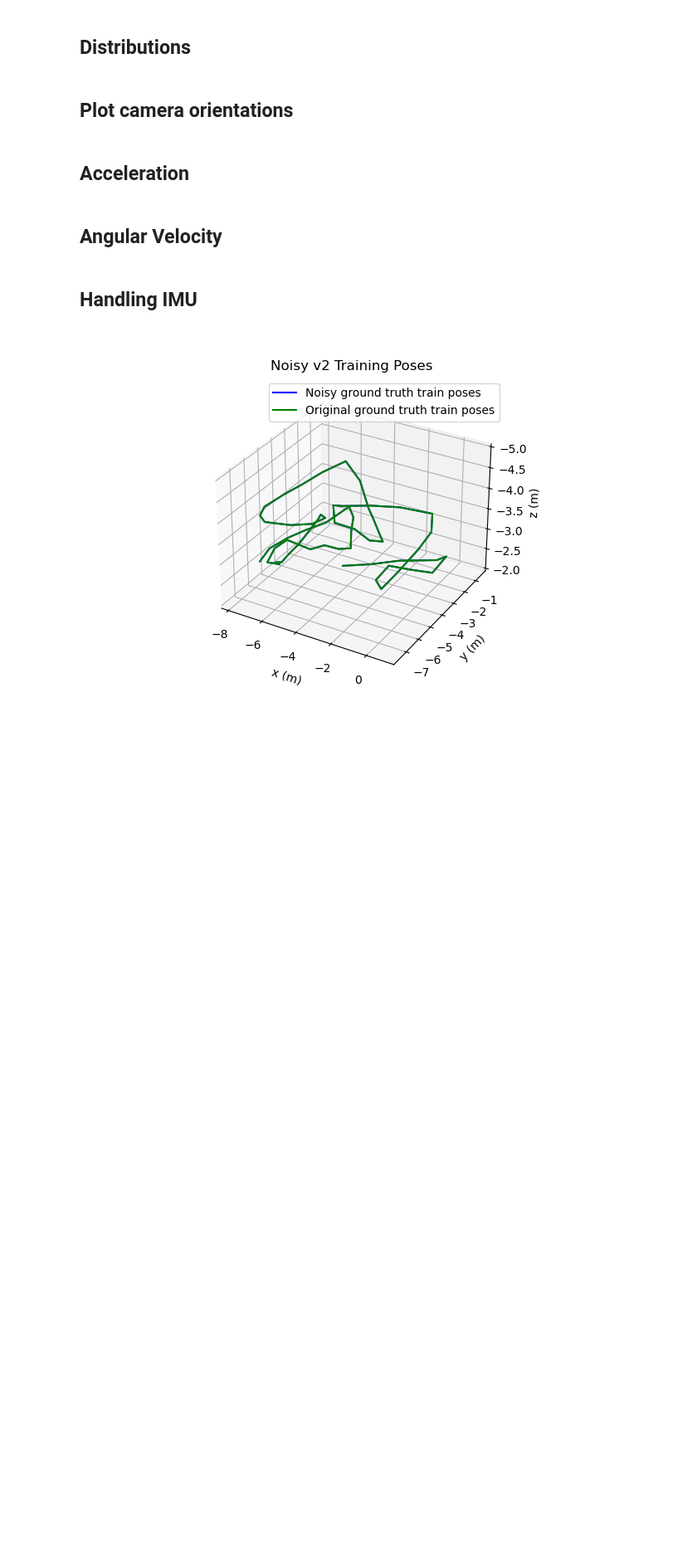
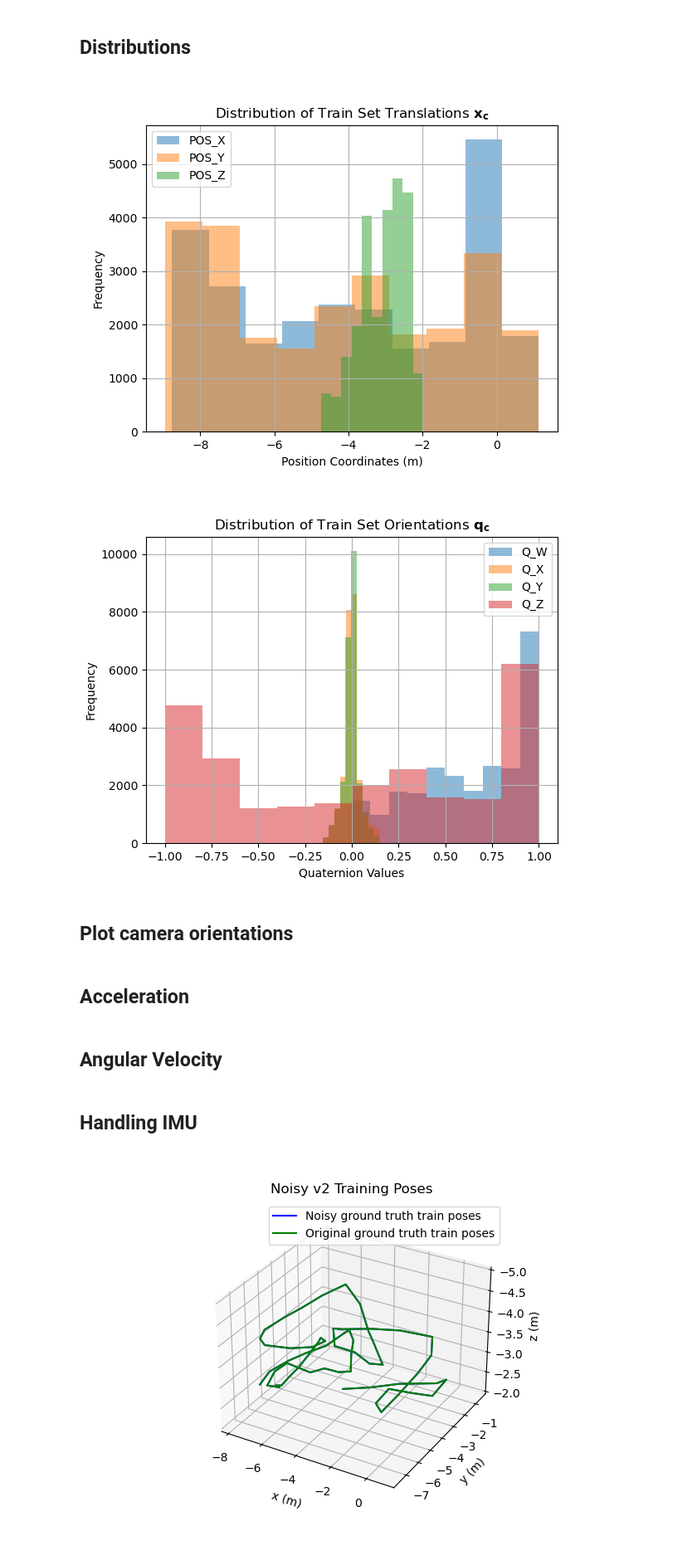
Before and after one commit to sytan98/Dataset-Collection-for-Pose-and-IMU, a Jupyter notebook: notebooks/data_vis_processing.ipynb, the cells around one changed output. Shown at 83% size. Cells and saved outputs as stored; diff of their text form; code cells hidden in the pictures; blank space fills up the shorter version.

```diff
--- a/notebooks/data_vis_processing.ipynb
+++ b/notebooks/data_vis_processing.ipynb
@@ -55,29 +53,35 @@ train_data["prev_S_ANG_VEL_Z"] = train_data["S_ANG_VEL_Z"].shift(1)
 # %%
 dataset = train_data
 plt.figure()
 plt.hist(dataset["POS_X"], label="POS_X", alpha=0.5)
 plt.hist(dataset["POS_Y"], label="POS_Y", alpha=0.5)
 plt.hist(dataset["POS_Z"], label="POS_Z", alpha=0.5)
+plt.ylabel("Frequency")
+plt.xlabel("Position Coordinates (m)")
 # plt.hist(dataset["noisy_POS_X"], label="POS_X", alpha=0.5)
 # plt.hist(dataset["noisy_POS_Y"], label="POS_Y", alpha=0.5)
 # plt.hist(dataset["noisy_POS_Z"], label="POS_Z", alpha=0.5)
-plt.title('Distribution of Validation Set Translations ' + r'$\bf{x}_c$')
+plt.title('Distribution of Train Set Translations ' + r'$\bf{x}_c$')
 plt.legend()
 plt.grid()
 
 plt.figure()
 plt.hist(dataset["Q_W"], label="Q_W", alpha=0.5)
 plt.hist(dataset["Q_X"], label="Q_X", alpha=0.5)
 plt.hist(dataset["Q_Y"], label="Q_Y", alpha=0.5)
 plt.hist(dataset["Q_Z"], label="Q_Z", alpha=0.5)
 # plt.hist(dataset["noisy_Q_W"], label="Q_W", alpha=0.5)
 # plt.hist(dataset["noisy_Q_X"], label="Q_X", alpha=0.5)
 # plt.hist(dataset["noisy_Q_Y"], label="Q_Y", alpha=0.5)
 # plt.hist(dataset["noisy_Q_Z"], label="Q_Z", alpha=0.5)
-
-plt.title('Distribution of Validation Set Orientations ' + r'$\bf{q}_c$')
+plt.ylabel("Frequency")
+plt.xlabel("Quaternion Values")
+plt.title('Distribution of Train Set Orientations ' + r'$\bf{q}_c$')
 plt.legend()
 plt.grid()
+# %% [output]
+[figure, added]
+[figure, added]
 # %%
 dataset = val_data
 plt.figure()
```
Also changed, not shown: parts of 2 cells of this notebook.
